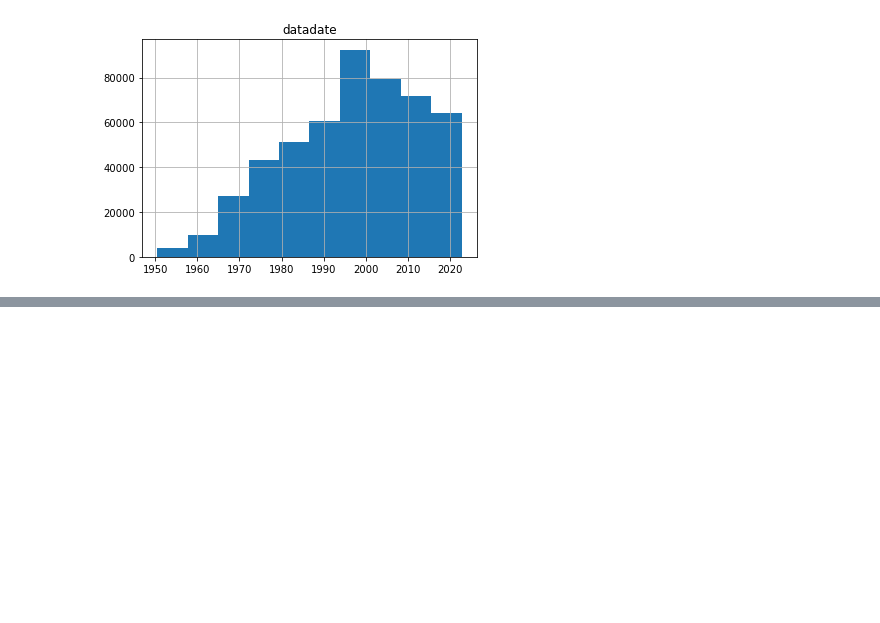
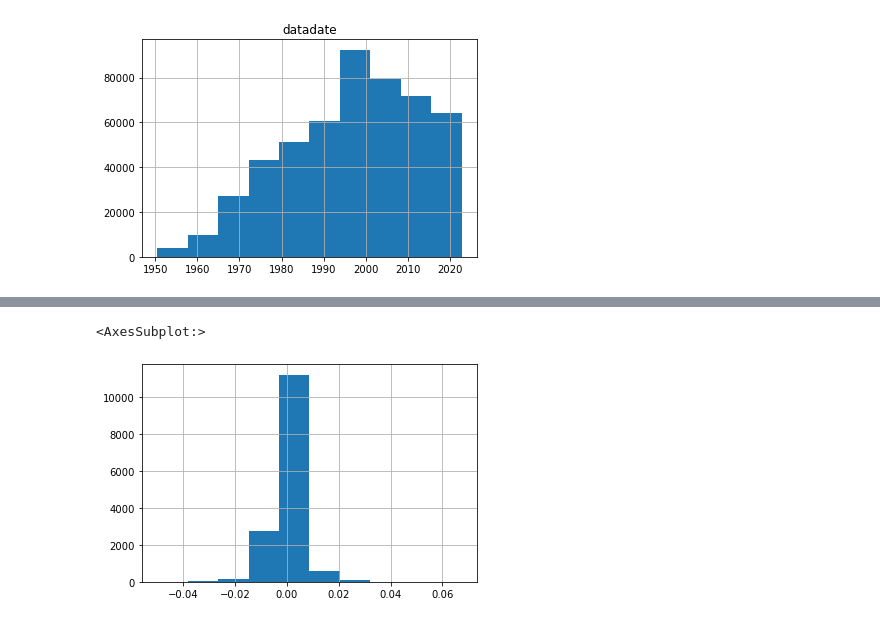
Before and after one commit to rudragarg/fama-french, a Jupyter notebook: fama_french_portfolio.ipynb, the cells around one changed output, grey strips where cells are left out. Cells and saved outputs as stored; diff of their text form; code cells hidden in the pictures; blank space fills up the shorter version.

```diff
--- a/fama_french_portfolio.ipynb
+++ b/fama_french_portfolio.ipynb
@@ -475,0 +923,7 @@ comp["book_value"] = comp["at"] - comp["lt"]
+# %%
+ff_all.drop_duplicates(inplace=True)
+# %%
+ff_all["hml"].hist()
+# %% [output]
+<AxesSubplot:>
+[figure, added]
```
Also changed, not shown: parts of 75 cells of this notebook, 1 other file.
